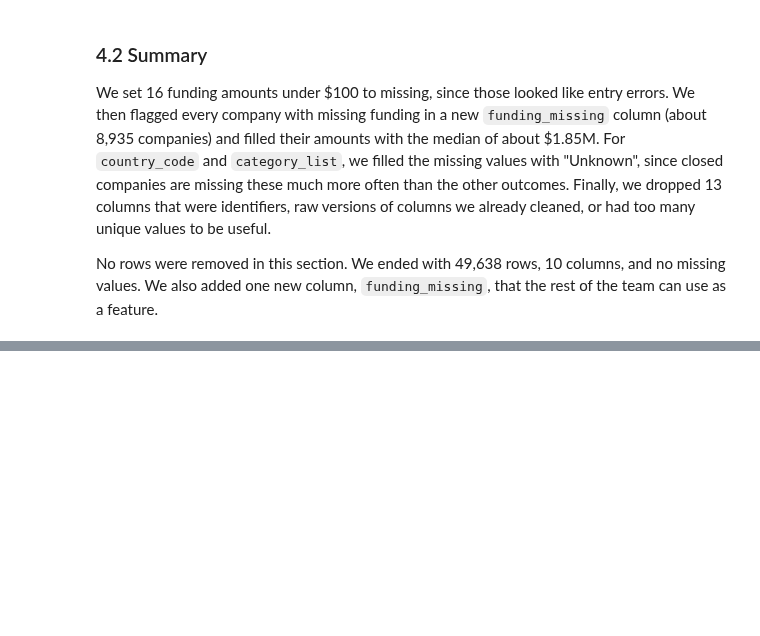
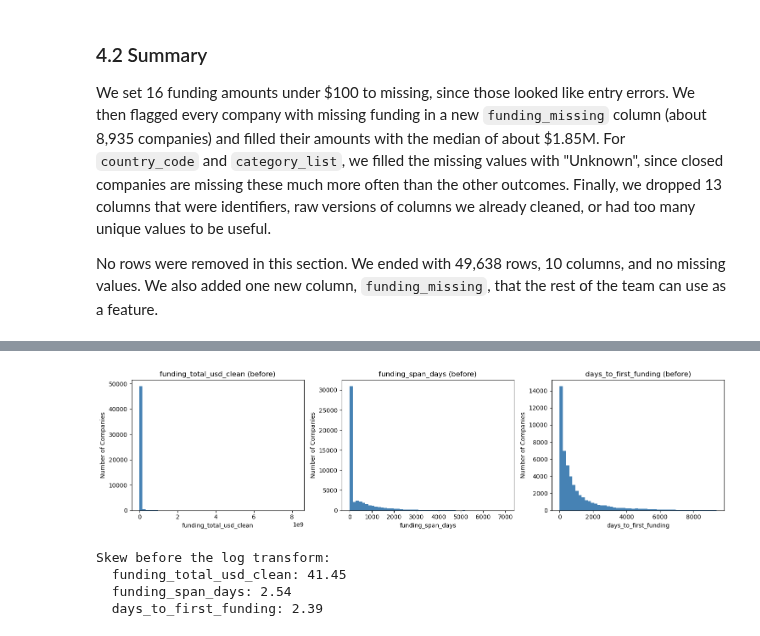
Before and after one commit to Hughes-Tyler/AnalyticsCapstone, a Jupyter notebook: notebooks/main.ipynb, the cells around one changed output, grey strips where cells are left out. Cells and saved outputs as stored; diff of their text form; code cells hidden in the pictures; blank space fills up the shorter version.

Commit message:
Add section 4.3 numeric transforms

```diff
--- a/notebooks/main.ipynb
+++ b/notebooks/main.ipynb
@@ -706,0 +715,28 @@ No rows were removed in this section. We ended with 49,638 rows, 10 columns, and
+# %%
+skewed_cols = ['funding_total_usd_clean', 'funding_span_days', 'days_to_first_funding']
+
+fig, axes = plt.subplots(1, 3, figsize=(15, 4))
+
+# One histogram for each column
+for ax, col in zip(axes, skewed_cols):
+    ax.hist(df[col], bins=50, color='steelblue')
+    ax.set_title(f"{col} (before)")
+    ax.set_xlabel(col)
+    ax.set_ylabel("Number of Companies")
+
+plt.tight_layout()
+plt.show()
+# %% [output]
+[figure, added]
+# %%
+# Save the skew now so we can compare it after the transform
+skew_before = df[skewed_cols].skew()
+
+print("Skew before the log transform:")
+for col in skewed_cols:
+    print(f"  {col}: {skew_before[col]:.2f}")
+# %% [output]
+Skew before the log transform:
+  funding_total_usd_clean: 41.45
+  funding_span_days: 2.54
+  days_to_first_funding: 2.39
```
Also changed, not shown: parts of 16 cells of this notebook.
